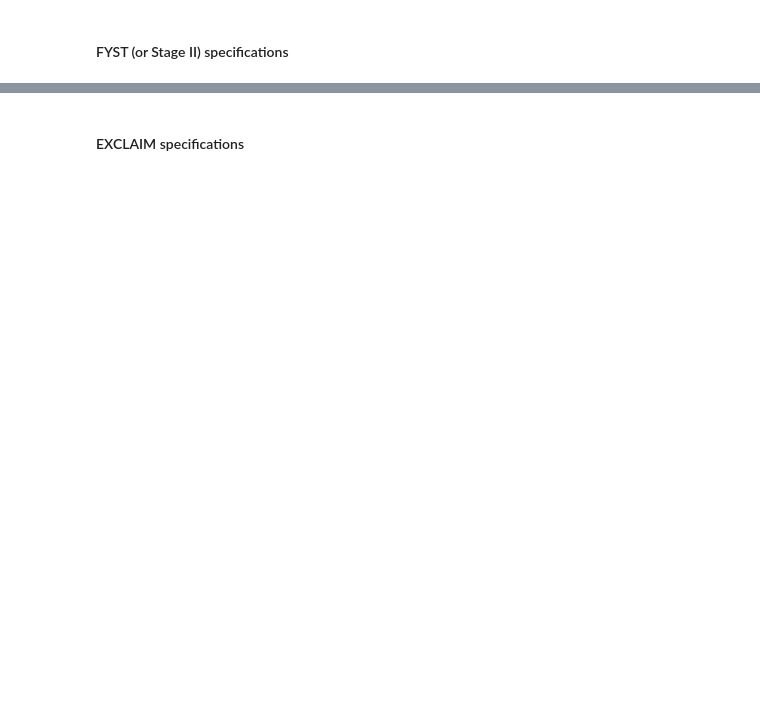
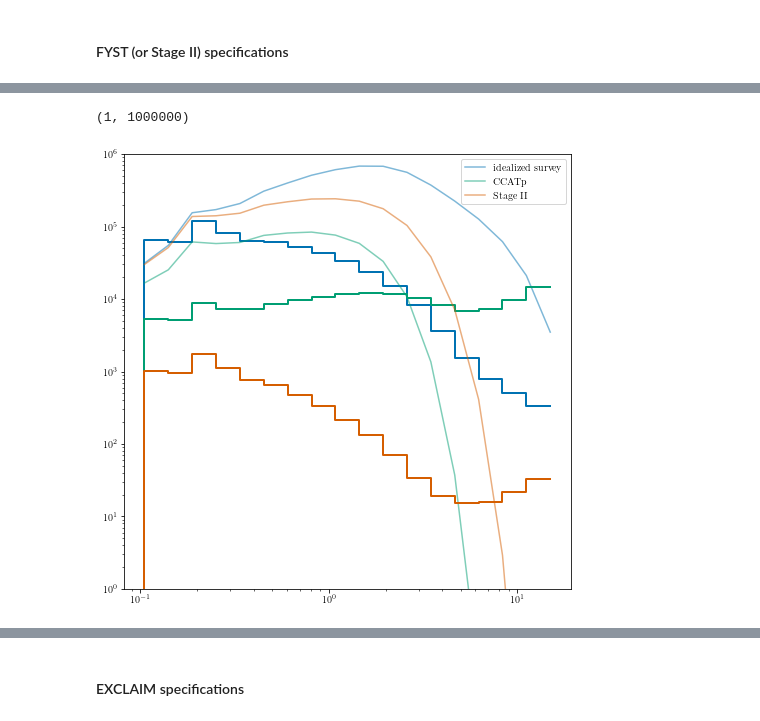
Before and after one commit to lisaleemcb/deprism, a Jupyter notebook: generate_spectra.ipynb, the cells around one changed output, grey strips where cells are left out. Drawn from its saved outputs; the diff is of its cells as text; code cells hidden in the pictures; blank space fills up the shorter version.

```diff
--- a/generate_spectra.ipynb
+++ b/generate_spectra.ipynb
@@ -1089,15 +1142,12 @@ N_modes_StageII = calc_N_modes(k, V_surv_StageII, align='left')
 
 sigma_perp_StageII = utils.calc_sigma_perp(z, sigma_beam_StageII)
 sigma_para_StageII = utils.calc_sigma_para(z, nu_CII_obs, specs_StageII['delta_nu'])
+
+P_N_StageII = calc_P_N(specs_StageII['sigma_pix'], V_vox_StageII, t_pix_StageII)
 W_k_StageII = utils.calc_W_k(k_units, sigma_perp_StageII, sigma_para_StageII)
 
-P_N_StageII = calc_P_N(specs_StageII['sigma_pix'], V_vox_StageII, t_pix_StageII)
-P_CV_StageII = P_CII_CII[:-1] * u.Mpc**3 * u.Jy**2 * u.steradian**(-2) / np.sqrt(N_modes_StageII)
-P_shot_StageII = P_CII_CII[:-1] * u.Mpc**3 * u.Jy**2 * u.steradian**(-2) / np.sqrt(N_modes_StageII)
-P_noise_StageII = np.sqrt(P_N_StageII * P_CII_CII[:-1] * u.Mpc**3 * u.Jy**2 * u.steradian**(-2)) / (W_k_StageII[:-1]**2 * np.sqrt(N_modes_StageII))
-
-var_auto_StageII = var_auto(P_CII_CII[:-1] * u.Mpc**3 * u.Jy**2 * u.steradian**(-2), W_k_StageII[:-1], P_N_StageII, N_modes_StageII)
-var_x_StageII = var_x(P_21cm_21cm[:-1] * u.Mpc**3 * u.Jy**2 * u.steradian**(-2), W_k_21cm[:-1], P_CII_CII[:-1] * u.Mpc**3 * u.Jy**2 * u.steradian**(-2), W_k_StageII[:-1], P_N_21cm,
-                     P_N_StageII, P_21cm_CII[:-1] * u.Mpc**3 * u.Jy**2 * u.steradian**(-2), N_modes_StageII)
+var_auto_StageII = var_auto(P_CII_CII[:-1], W_k_StageII[:-1], P_N_StageII, N_modes_StageII)
+var_x_StageII = var_x(P_21cm_21cm[:-1], W_k_21cm[:-1], P_CII_CII[:-1], W_k_StageII[:-1],
+                      P_N_21cm, P_N_StageII, P_21cm_CII[:-1], N_modes_StageII)
 # %%
 V_surv_StageII / V_vox_StageII
@@ -1119,25 +1166,28 @@ plt.loglog(k[1:-1], (k[1:-1]**3 * np.sqrt(var_21cm_CII[:-1])).value / (2 * np.pi
 # %%
 plt.figure(figsize=(8,8))
 plt.loglog(k[1:-1], (k[1:-1]**3 * P_21cm_CII[1:-1] * np.sqrt(W_k_CII[1:-1]
                                                              * W_k_21cm[1:-1])).value / (2 * np.pi**2),
                                           color=colors[0], alpha=.5, label='idealized survey')
 plt.loglog(k[1:-1], (k[1:-1]**3 * np.sqrt(var_21cm_CII[:-1])).value / (2 * np.pi**2),
                               drawstyle='steps', color=colors[0], lw=2)
 
 plt.loglog(k[1:-1], (k[1:-1]**3 * P_21cm_CII[1:-1] * np.sqrt(W_k_CCATp[1:-1]
                                                              * W_k_21cm[1:-1])).value / (2 * np.pi**2),
                                           color=colors[1], alpha=.5, label='CCATp')
 plt.loglog(k[1:-1], (k[1:-1]**3 * np.sqrt(var_x_CCATp[:-1])).value / (2 * np.pi**2),
                               drawstyle='steps', color=colors[1], lw=2)
 
 plt.loglog(k[1:-1], (k[1:-1]**3 * P_21cm_CII[1:-1] * np.sqrt(W_k_StageII[1:-1]
                                                              * W_k_21cm[1:-1])).value / (2 * np.pi**2),
                                           color=colors[2], alpha=.5, label='Stage II')
 plt.loglog(k[1:-1], (k[1:-1]**3 * np.sqrt(var_x_StageII[:-1])).value / (2 * np.pi**2),
                               drawstyle='steps', color=colors[2], lw=2)
 
 plt.legend()
-plt.ylim(10**0, 10**4)
+plt.ylim(10**0, 10**6)
+# %% [output]
+(1, 1000000)
+[figure, added]
 # %%
 plt.figure(figsize=(8,8))
 plt.loglog(k[1:-1], (k[1:-1]**3 * P_CII_CII[1:-1] * W_k_CII[1:-1]).value / (2 * np.pi**2),
```
Also changed, not shown: parts of 196 cells of this notebook, 3 other files.
